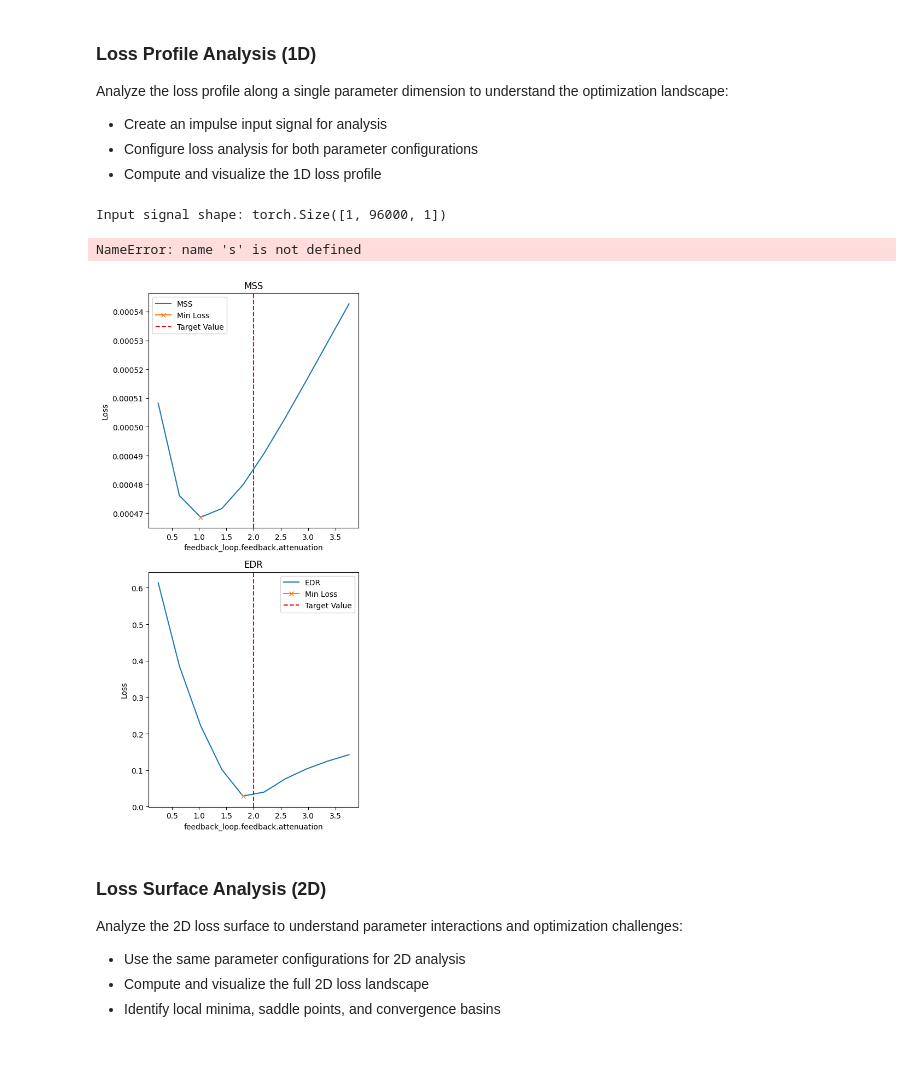
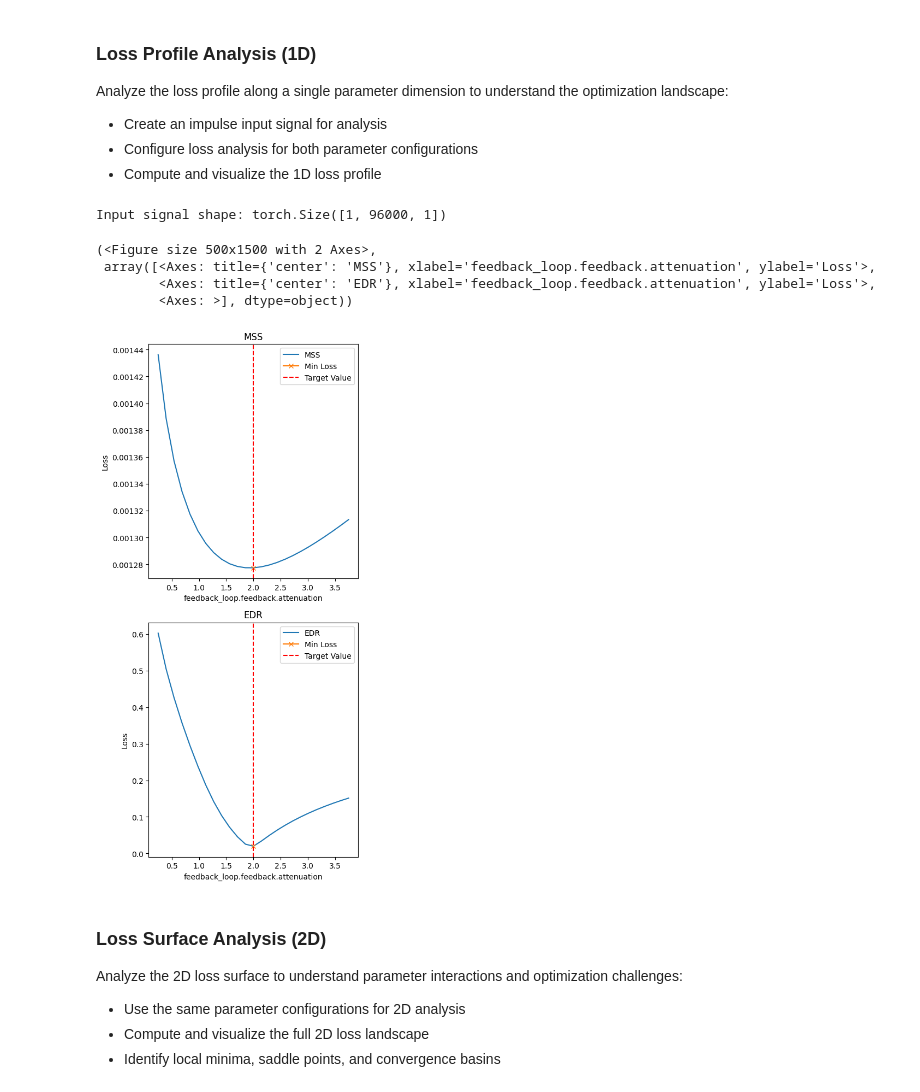
Before and after one commit to gdalsanto/dafx25-ddsp-tutorial, a Jupyter notebook: src/notebooks/loss_landscape.ipynb, the cells around one changed output. Drawn from its saved outputs; the diff is of its cells as text; code cells hidden in the pictures; blank space fills up the shorter version.

```diff
--- a/src/notebooks/loss_landscape.ipynb
+++ b/src/notebooks/loss_landscape.ipynb
@@ -58,7 +58,7 @@ param_config = [
         upper_bound=3.75,
         target_value=2,
         scale="linear",
-        n_steps=10,
+        n_steps=25,
         indx=0,  # First attenuation parameter - RT at DC
     ),
     ParameterConfig(
@@ -67,7 +67,7 @@ param_config = [
         upper_bound=2.094,
         target_value=0.5236,
         scale='linear',
-        n_steps=10,
+        n_steps=25,
         indx=1  # Second attenuation parameter - cutoff frequency
     )]
 
@@ -166,31 +162,33 @@ Analyze the loss profile along a single parameter dimension to understand the op
 # %%
 # --- Create Input Signal ---
 # Generate an impulse signal for loss landscape analysis
 input_signal = signal_gallery(
     signal_type="impulse",     # Use impulse for system analysis
     batch_size=1,              # Single batch
     n_samples=nfft,            # Match FFT size
     n=1,                       # Single impulse
     fs=fs,                     # Sample rate
     device=device,             # Computation device
 )
 print(f"Input signal shape: {input_signal.shape}")
 
 # --- Configure Loss Analysis ---
 # Set up loss configuration for all parameter configurations
 loss_config.param_config = param_config  # Use both parameter configs
 loss_config.n_runs = 1                   # Single run for speed
 
 # --- Compute and Plot 1D Loss Profile ---
 # Create loss profile analyzer and compute loss along parameter dimension
 loss_surface = LossProfile(fdn.shell, loss_config)
 loss_values = loss_surface.compute_loss(input_signal, target_signal)
 loss_surface.plot_loss(loss_values)
-s
 # %% [output]
 Input signal shape: torch.Size([1, 96000, 1])
-NameError: name 's' is not defined
+(<Figure size 500x1500 with 2 Axes>,
+ array([<Axes: title={'center': 'MSS'}, xlabel='feedback_loop.feedback.attenuation', ylabel='Loss'>,
+        <Axes: title={'center': 'EDR'}, xlabel='feedback_loop.feedback.attenuation', ylabel='Loss'>,
+        <Axes: >], dtype=object))
-[figure, old version]
+[figure, new version]
 # %% [markdown]
 ### Loss Surface Analysis (2D)
 
```
Also changed, not shown: parts of 4 cells of this notebook, 2 other files.
